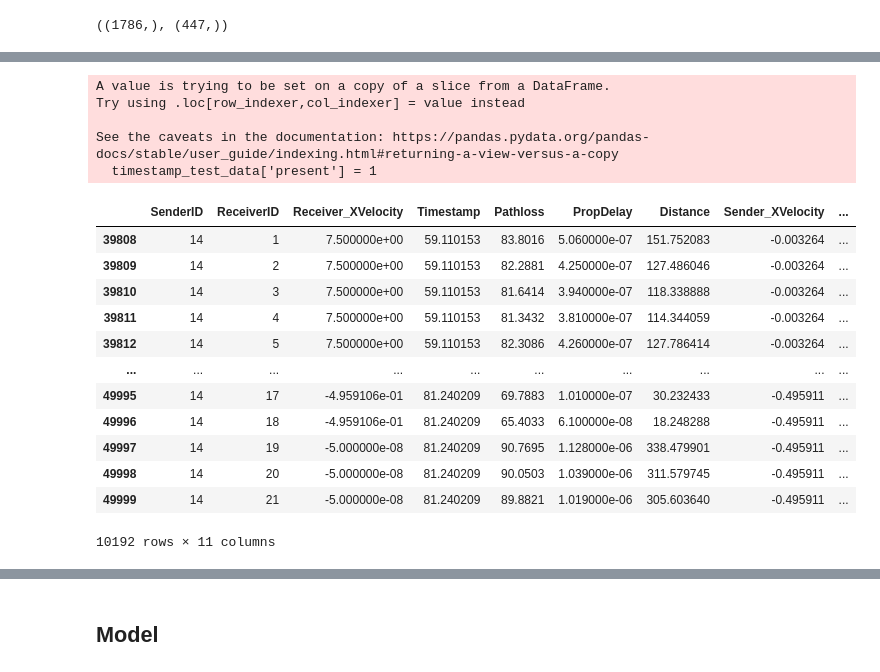
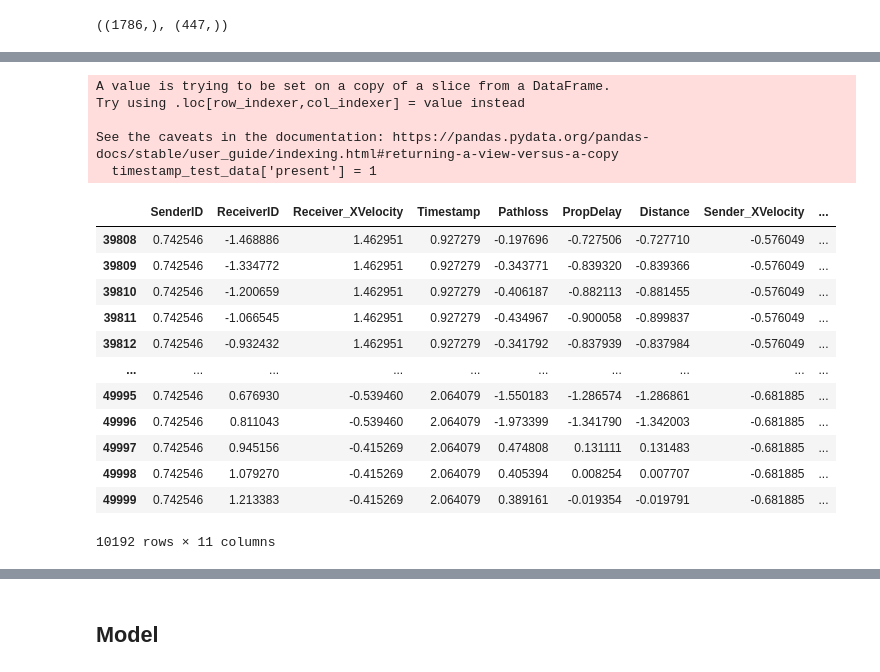
Before and after one commit to Linoh12/LearningLSTM, a Jupyter notebook: LSTM_Lincoln.ipynb, the cells around one changed output, grey strips where cells are left out. Drawn from its saved outputs; the diff is of its cells as text; code cells hidden in the pictures.

```diff
--- a/LSTM_Lincoln.ipynb
+++ b/LSTM_Lincoln.ipynb
@@ -168,2 +153,6 @@ learning_rate = 0.001 #0.00025
 # %% [markdown]
 ## Data Prep
+# %%
+# Applying Standard Scalar to normalize data
+scaled_data =pd.DataFrame(StandardScaler().fit_transform(data), columns=data.columns)
+scaled_data
@@ -170,4 +173,4 @@ learning_rate = 0.001 #0.00025
 # %%
-timestamps = np.unique(data['Timestamp'])
+timestamps = np.unique(scaled_data['Timestamp'])
 timestamps, timestamps.shape
 # %% [output]
@@ -259,23 +292,23 @@ torch.Size([1, 50, 11])
 # %%
-timestamp_test_data = data[np.isin(data['Timestamp'], test_timestamps)]
+timestamp_test_data = scaled_data[np.isin(scaled_data['Timestamp'], test_timestamps)]
 timestamp_test_data['present'] = 1
 timestamp_test_data
 # %% [output]
 A value is trying to be set on a copy of a slice from a DataFrame.
 Try using .loc[row_indexer,col_indexer] = value instead
 
 See the caveats in the documentation: https://pandas.pydata.org/pandas-docs/stable/user_guide/indexing.html#returning-a-view-versus-a-copy
   timestamp_test_data['present'] = 1
 |  | SenderID | ReceiverID | Receiver_XVelocity | Timestamp | Pathloss | PropDelay | Distance | Sender_XVelocity | ... |
-| 39808 | 14 | 1 | 7.500000e+00 | 59.110153 | 83.8016 | 5.060000e-07 | 151.752083 | -0.003264 | ... |
-| 39809 | 14 | 2 | 7.500000e+00 | 59.110153 | 82.2881 | 4.250000e-07 | 127.486046 | -0.003264 | ... |
-| 39810 | 14 | 3 | 7.500000e+00 | 59.110153 | 81.6414 | 3.940000e-07 | 118.338888 | -0.003264 | ... |
-| 39811 | 14 | 4 | 7.500000e+00 | 59.110153 | 81.3432 | 3.810000e-07 | 114.344059 | -0.003264 | ... |
-| 39812 | 14 | 5 | 7.500000e+00 | 59.110153 | 82.3086 | 4.260000e-07 | 127.786414 | -0.003264 | ... |
+| 39808 | 0.742546 | -1.468886 | 1.462951 | 0.927279 | -0.197696 | -0.727506 | -0.727710 | -0.576049 | ... |
+| 39809 | 0.742546 | -1.334772 | 1.462951 | 0.927279 | -0.343771 | -0.839320 | -0.839366 | -0.576049 | ... |
+| 39810 | 0.742546 | -1.200659 | 1.462951 | 0.927279 | -0.406187 | -0.882113 | -0.881455 | -0.576049 | ... |
+| 39811 | 0.742546 | -1.066545 | 1.462951 | 0.927279 | -0.434967 | -0.900058 | -0.899837 | -0.576049 | ... |
+| 39812 | 0.742546 | -0.932432 | 1.462951 | 0.927279 | -0.341792 | -0.837939 | -0.837984 | -0.576049 | ... |
 | ... | ... | ... | ... | ... | ... | ... | ... | ... | ... |
-| 49995 | 14 | 17 | -4.959106e-01 | 81.240209 | 69.7883 | 1.010000e-07 | 30.232433 | -0.495911 | ... |
-| 49996 | 14 | 18 | -4.959106e-01 | 81.240209 | 65.4033 | 6.100000e-08 | 18.248288 | -0.495911 | ... |
-| 49997 | 14 | 19 | -5.000000e-08 | 81.240209 | 90.7695 | 1.128000e-06 | 338.479901 | -0.495911 | ... |
-| 49998 | 14 | 20 | -5.000000e-08 | 81.240209 | 90.0503 | 1.039000e-06 | 311.579745 | -0.495911 | ... |
-| 49999 | 14 | 21 | -5.000000e-08 | 81.240209 | 89.8821 | 1.019000e-06 | 305.603640 | -0.495911 | ... |
+| 49995 | 0.742546 | 0.676930 | -0.539460 | 2.064079 | -1.550183 | -1.286574 | -1.286861 | -0.681885 | ... |
+| 49996 | 0.742546 | 0.811043 | -0.539460 | 2.064079 | -1.973399 | -1.341790 | -1.342003 | -0.681885 | ... |
+| 49997 | 0.742546 | 0.945156 | -0.415269 | 2.064079 | 0.474808 | 0.131111 | 0.131483 | -0.681885 | ... |
+| 49998 | 0.742546 | 1.079270 | -0.415269 | 2.064079 | 0.405394 | 0.008254 | 0.007707 | -0.681885 | ... |
+| 49999 | 0.742546 | 1.213383 | -0.415269 | 2.064079 | 0.389161 | -0.019354 | -0.019791 | -0.681885 | ... |
 10192 rows × 11 columns
```
Also changed, not shown: parts of 18 cells of this notebook.
